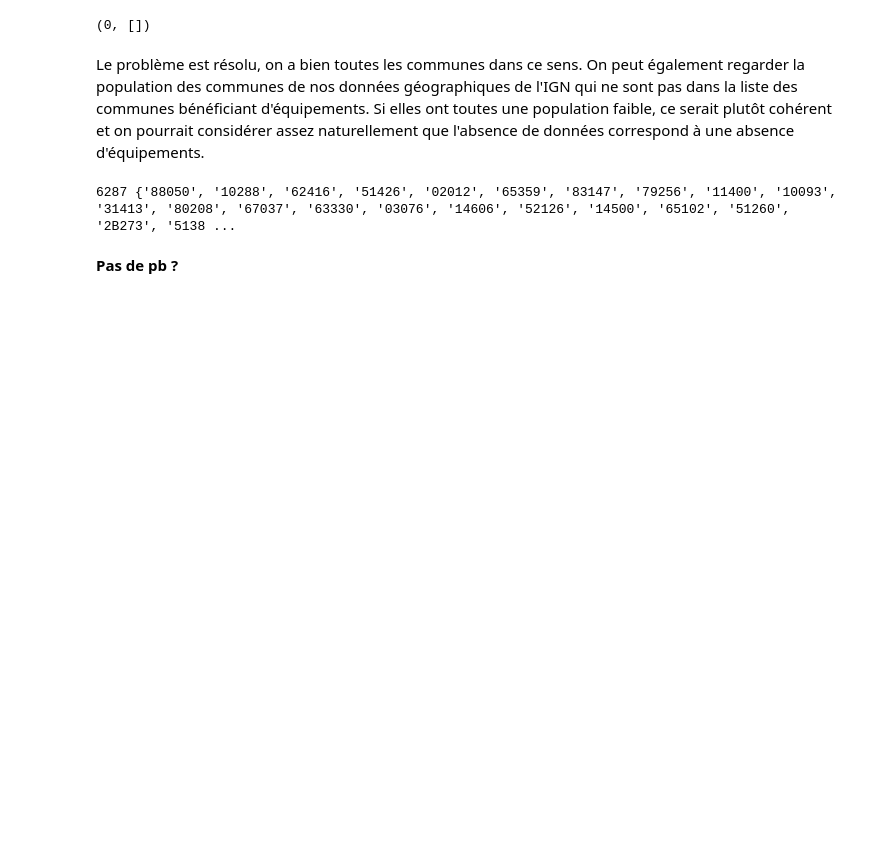
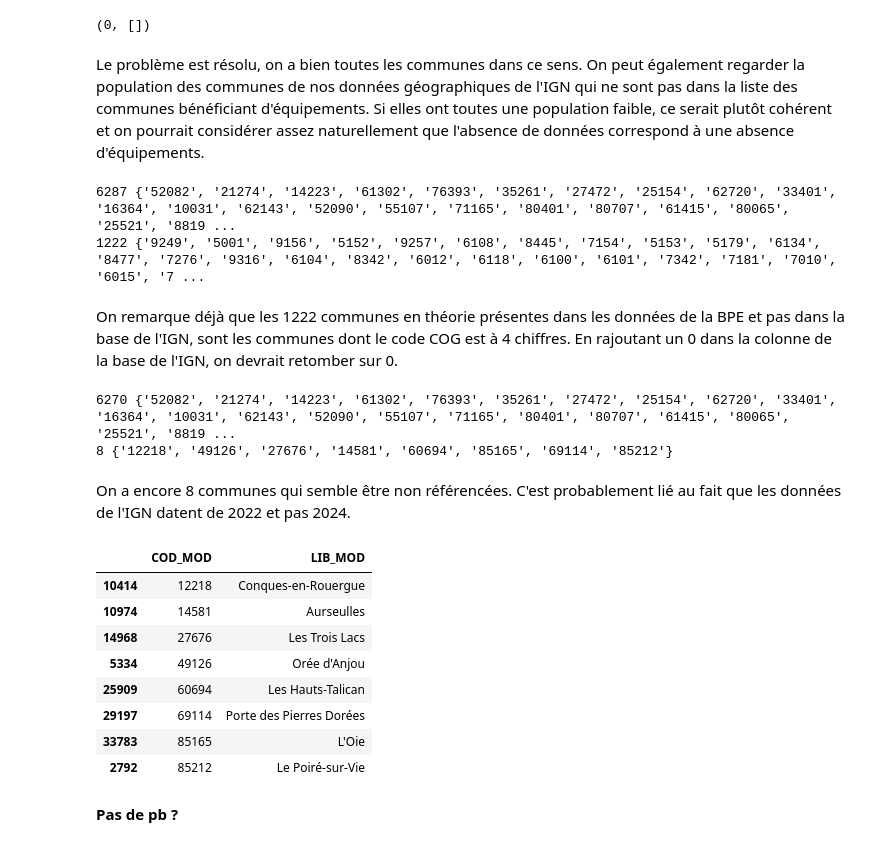
Before and after one commit to heloise1414/Projet-Python-S3, a Jupyter notebook: code/main-clemence v3.ipynb, the cells around one changed output. Cells and saved outputs as stored; diff of their text form; code cells hidden in the pictures; blank space fills up the shorter version.

Commit message:
com non référencées

```diff
--- a/code/main-clemence v3.ipynb
+++ b/code/main-clemence v3.ipynb
@@ -1219,16 +1219,64 @@ len(com_manquantes_norm), com_manquantes_norm
 # %% [markdown]
 Le problème est résolu, on a bien toutes les communes dans ce sens. On peut également regarder la population des communes de nos données géographiques de l'IGN qui ne sont pas dans la liste des communes bénéficiant d'équipements. Si elles ont toutes une population faible, ce serait plutôt cohérent et on pourrait considérer assez naturellement que l'absence de données correspond à une absence d'équipements.
 # %%
-com_ign = (gdf_com["INSEE_COM"].unique())
-com_infrastructures = (df_infrastructures_com_agg["GEO"].unique())
+com_ign = (gdf_com["INSEE_COM"].astype(str).str.strip().unique())
+com_infrastructures = (df_infrastructures_com_agg["GEO"].astype(str).str.strip().unique())
 
 com_ign_set = set(com_ign)
 com_infrastructures_set = set(com_infrastructures)
 
 com_sans_data = com_ign_set - com_infrastructures_set
+com_non_referencee = com_infrastructures_set - com_ign_set
 print(len(com_sans_data), com_sans_data)
+print(len(com_non_referencee), com_non_referencee)
 # %% [output]
-6287 {'88050', '10288', '62416', '51426', '02012', '65359', '83147', '79256', '11400', '10093', '31413', '80208', '67037', '63330', '03076', '14606', '52126', '14500', '65102', '51260', '2B273', '5138 ...
+6287 {'52082', '21274', '14223', '61302', '76393', '35261', '27472', '25154', '62720', '33401', '16364', '10031', '62143', '52090', '55107', '71165', '80401', '80707', '61415', '80065', '25521', '8819 ...
+1222 {'9249', '5001', '9156', '5152', '9257', '6108', '8445', '7154', '5153', '5179', '6134', '8477', '7276', '9316', '6104', '8342', '6012', '6118', '6100', '6101', '7342', '7181', '7010', '6015', '7 ...
+# %% [markdown]
+On remarque déjà que les 1222 communes en théorie présentes dans les données de la BPE et pas dans la base de l'IGN, sont les communes dont le code COG est à 4 chiffres. En rajoutant un 0 dans la colonne de la base de l'IGN, on devrait retomber sur 0.
+# %%
+gdf_com["INSEE_COM_NORM"] = gdf_com["INSEE_COM"].str.zfill(5)
+
+com_ign_norm = (gdf_com["INSEE_COM_NORM"].astype(str).str.strip().unique())
+com_infrastructures_norm = (df_infrastructures_com_agg["GEO_NORM"].astype(str).str.strip().unique())
+
+com_ign_norm_set = set(com_ign_norm)
+com_infrastructures_norm_set = set(com_infrastructures_norm)
+
+com_sans_data_norm = com_ign_norm_set - com_infrastructures_norm_set
+com_non_referencee_norm = com_infrastructures_norm_set - com_ign_norm_set
+print(len(com_sans_data_norm), com_sans_data_norm)
+print(len(com_non_referencee_norm), com_non_referencee_norm)
+# %% [output]
+6270 {'52082', '21274', '14223', '61302', '76393', '35261', '27472', '25154', '62720', '33401', '16364', '10031', '62143', '52090', '55107', '71165', '80401', '80707', '61415', '80065', '25521', '8819 ...
+8 {'12218', '49126', '27676', '14581', '60694', '85165', '69114', '85212'}
+# %% [markdown]
+On a encore 8 communes qui semble être non référencées. C'est probablement lié au fait que les données de l'IGN datent de 2022 et pas 2024.
+# %%
+com_non_referencee_norm = list(com_non_referencee_norm)
+
+libelles_com_non_ref = (
+    df_infrastructures_meta_typed
+    .loc[
+        (df_infrastructures_meta_typed["COD_VAR"] == "GEO") &
+        (df_infrastructures_meta_typed["COD_MOD"].isin(com_non_referencee_norm)),
+        ["COD_MOD", "LIB_MOD"]
+    ]
+    .drop_duplicates(subset=["COD_MOD"])
+    .sort_values("COD_MOD")
+)
+
+libelles_com_non_ref
+# %% [output]
+|  | COD_MOD | LIB_MOD |
+| 10414 | 12218 | Conques-en-Rouergue |
+| 10974 | 14581 | Aurseulles |
+| 14968 | 27676 | Les Trois Lacs |
+| 5334 | 49126 | Orée d'Anjou |
+| 25909 | 60694 | Les Hauts-Talican |
+| 29197 | 69114 | Porte des Pierres Dorées |
+| 33783 | 85165 | L'Oie |
+| 2792 | 85212 | Le Poiré-sur-Vie |
 # %% [markdown]
 **Pas de pb ?**
 # %%
```
